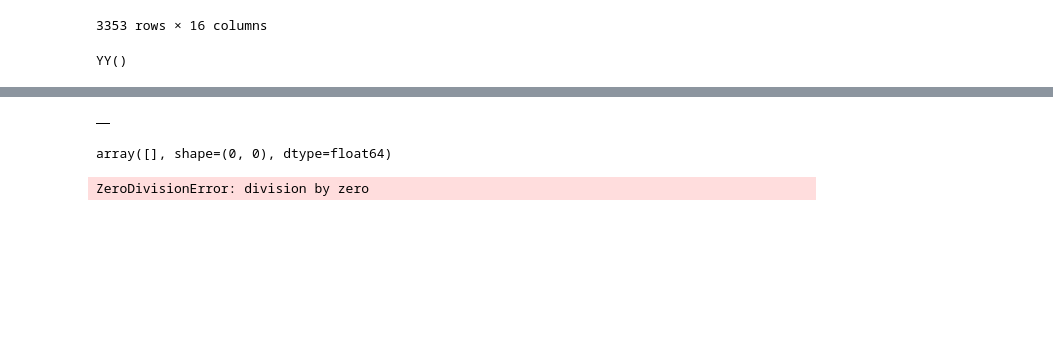
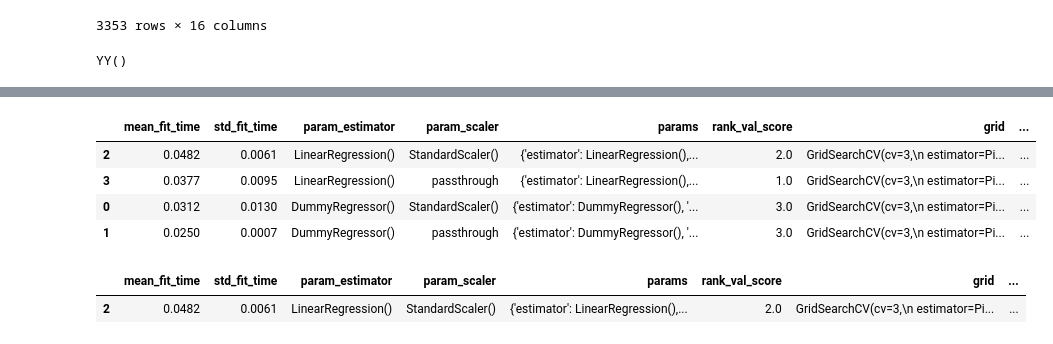
Before and after one commit to AlexandreGazagnes/gargaml, a Jupyter notebook: examples/seattle_modelisation.ipynb, the cells around one changed output, grey strips where cells are left out. Cells and saved outputs as stored; diff of their text form; code cells hidden in the pictures; blank space fills up the shorter version.

Commit message:
udpate resuls

```diff
--- a/examples/seattle_modelisation.ipynb
+++ b/examples/seattle_modelisation.ipynb
@@ -121,7 +121,7 @@ Loads.list_all
 # %%
 # seattle 2016 :
 
-df = Loads.seattle(year="2016")
+df = Data.load.seattle(year="2016")
 df.head(2)
 # %% [output]
 |  | OSEBuildingID | DataYear | BuildingType | PrimaryPropertyType | PropertyName | Address | City | State | ... |
@@ -697,9 +697,15 @@ GridSearchCV(cv=5,
                          'scaler': [StandardScaler(), 'passthrough']},
              return_train_score=True, verbose=1)
 # %%
-grid.fit(
-    data.X.train.select_dtypes(include=np.number),
-    data.y.train)
+grid.fit(data.X.train.select_dtypes(include=np.number), data.y.train)
+
+results.update(
+    grid,
+    token=token,
+    y_log=0,
+    get_dummies=0,
+    verbose=0,
+).head(5)
 # %% [output]
 (0, 2246)
 (2246, None)
@@ -714,11 +720,3 @@ GridSearchCV(cv=5,
              param_grid={'estimator': [DummyRegressor(), LinearRegression()],
                          'scaler': [StandardScaler(), 'passthrough']},
              return_train_score=True, verbose=1)
-# %%
-results.append(
-    grid,
-    token=token,
-    y_log=0,
-    get_dummies=0,
-    verbose=0,
-).head(5)
@@ -734,12 +730,13 @@ results.append(
 # %%
-results
+results.res
 # %% [output]
-|  |
+|  | mean_fit_time | std_fit_time | param_estimator | param_scaler | params | rank_val_score | grid | ... |
+| 2 | 0.0482 | 0.0061 | LinearRegression() | StandardScaler() | {'estimator': LinearRegression(),... | 2.0 | GridSearchCV(cv=3,\n estimator=Pi... | ... |
+| 3 | 0.0377 | 0.0095 | LinearRegression() | passthrough | {'estimator': LinearRegression(),... | 1.0 | GridSearchCV(cv=3,\n estimator=Pi... | ... |
+| 0 | 0.0312 | 0.0130 | DummyRegressor() | StandardScaler() | {'estimator': DummyRegressor(), '... | 3.0 | GridSearchCV(cv=3,\n estimator=Pi... | ... |
+| 1 | 0.0250 | 0.0007 | DummyRegressor() | passthrough | {'estimator': DummyRegressor(), '... | 3.0 | GridSearchCV(cv=3,\n estimator=Pi... | ... |
 # %%
-results.values
+results.RES
 # %% [output]
-array([], shape=(0, 0), dtype=float64)
+|  | mean_fit_time | std_fit_time | param_estimator | param_scaler | params | rank_val_score | grid | ... |
+| 2 | 0.0482 | 0.0061 | LinearRegression() | StandardScaler() | {'estimator': LinearRegression(),... | 2.0 | GridSearchCV(cv=3,\n estimator=Pi... | ... |
-# %%
-1/0
-# %% [output]
-ZeroDivisionError: division by zero
```
Also changed, not shown: parts of 17 cells of this notebook, 1 other file.
